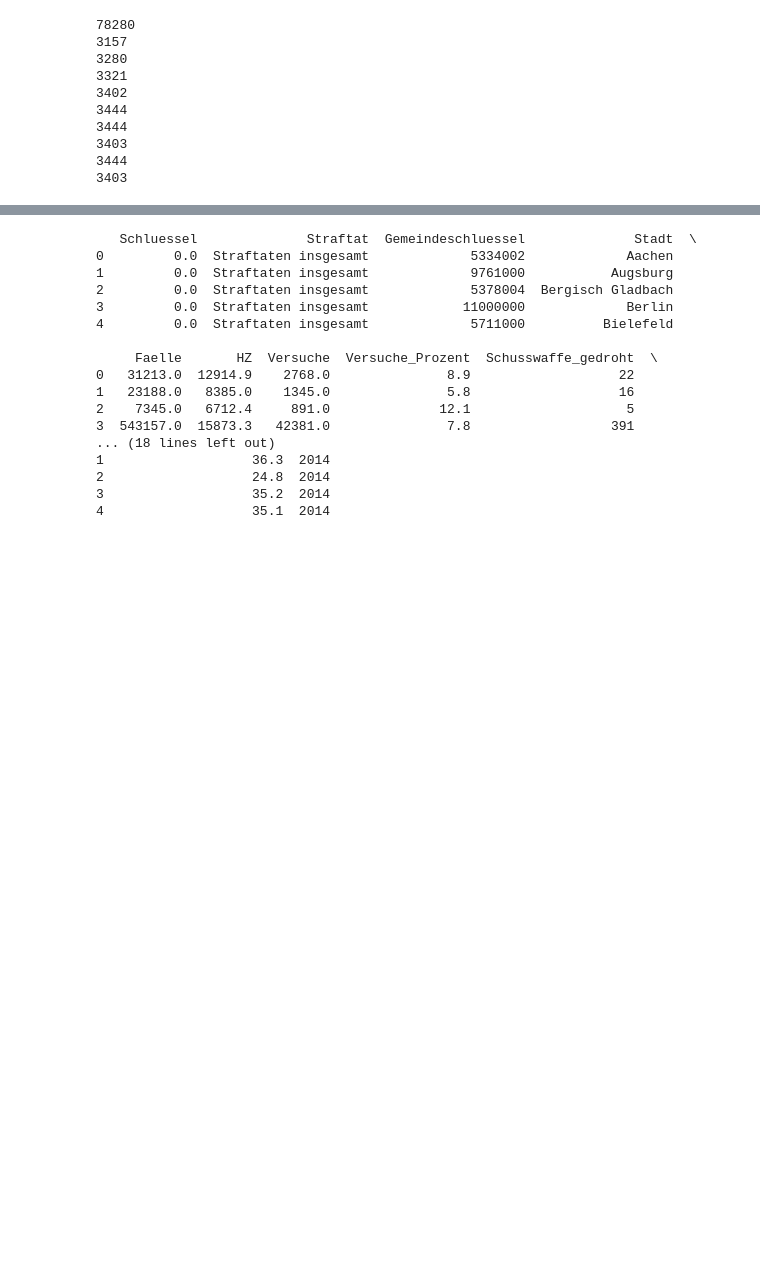
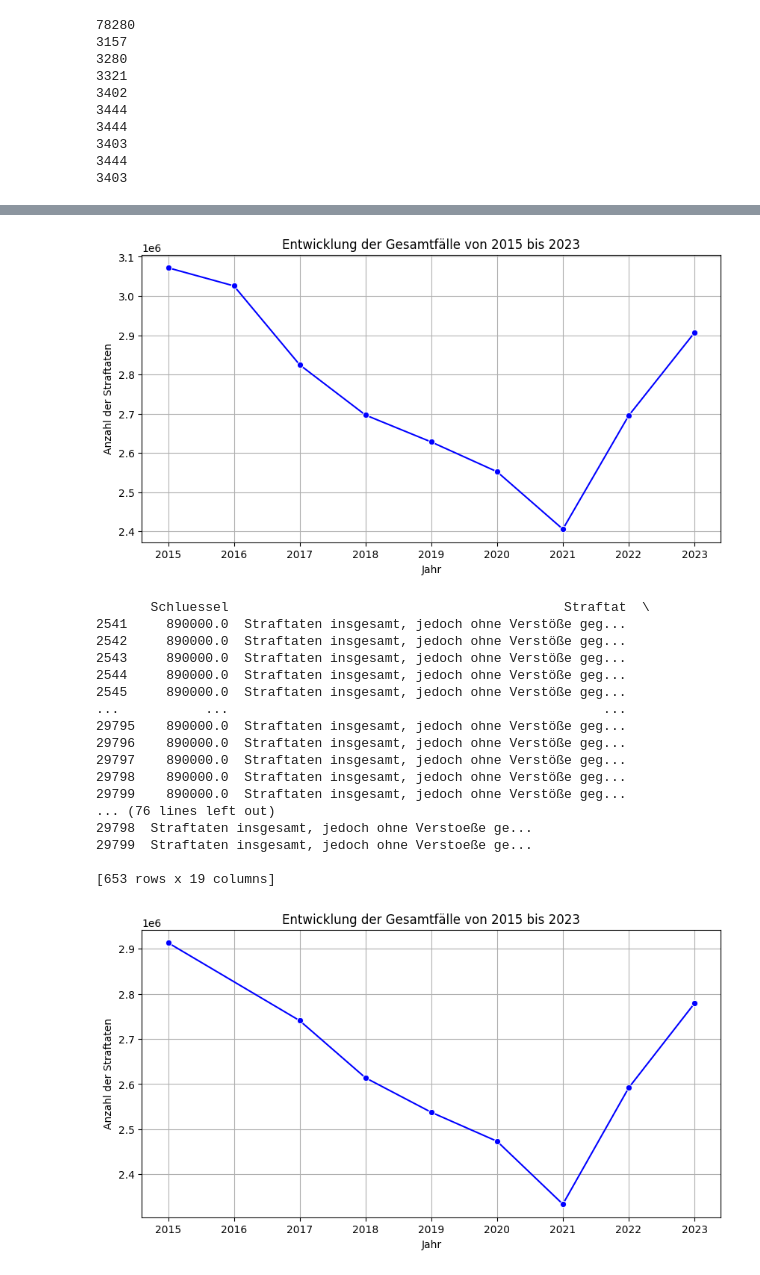
Before and after one commit to HerrMitesch/krimistat, a Jupyter notebook: Cleaning_Faelle.ipynb, the cells around one changed output, grey strips where cells are left out. Cells and saved outputs as stored; diff of their text form; code cells hidden in the pictures; blank space fills up the shorter version.

```diff
--- a/Cleaning_Faelle.ipynb
+++ b/Cleaning_Faelle.ipynb
@@ -241,12 +192,11 @@ print(len(data_2023))
 3444
 3403
 # %%
-combined_df = pd.concat([data_2014, data_2015, data_2016,data_2017,data_2018,data_2019,data_2020,data_2021,data_2022,data_2023], ignore_index=True)
+combined_df = pd.concat([data_2015,data_2016,data_2017,data_2018,data_2019,data_2020,data_2021,data_2022,data_2023], ignore_index=True)
 # %%
-combined_df.replace("------", 0, inplace=True)
 numeric_columns = ["Schluessel","Gemeindeschluessel","Faelle","HZ","Versuche","Versuche_Prozent","Schusswaffe_gedroht","Schusswaffe_geschossen","aufgeklaert","Aufklaerungsquote","Tatverdaechtige","Tatverdaechtige_maennlich","Tatverdaechtige_weiblich","Nichtdeutsche","Nichtdeutsche_Prozent"]
 for column in numeric_columns:
-    combined_df[column] = pd.to_numeric(combined_df[column], errors="coerce")
+    combined_df[column] = pd.to_numeric(combined_df[column].astype(str).str.replace(",", ""), errors="coerce")
 print(combined_df.info())
 # %% [output]
 <class 'pandas.core.frame.DataFrame'>
@@ -268,23 +218,55 @@ memory usage: 14.9+ MB
 None
-# %%
-print(combined_df.head())
-# %% [output]
-   Schluessel              Straftat  Gemeindeschluessel              Stadt  \
-0         0.0  Straftaten insgesamt             5334002             Aachen
-1         0.0  Straftaten insgesamt             9761000           Augsburg
-2         0.0  Straftaten insgesamt             5378004  Bergisch Gladbach
-3         0.0  Straftaten insgesamt            11000000             Berlin
-4         0.0  Straftaten insgesamt             5711000          Bielefeld
-
-     Faelle       HZ  Versuche  Versuche_Prozent  Schusswaffe_gedroht  \
-0   31213.0  12914.9    2768.0               8.9                   22
-1   23188.0   8385.0    1345.0               5.8                   16
-2    7345.0   6712.4     891.0              12.1                    5
-3  543157.0  15873.3   42381.0               7.8                  391
-... (18 lines left out)
-1                   36.3  2014
-2                   24.8  2014
-3                   35.2  2014
-4                   35.1  2014
 # %%
 combined_df.to_csv("Faelle_combined_clean.csv",index=False)
+# %%
+import matplotlib.pyplot as plt
+import seaborn as sns
+
+# Nur die Zeilen mit "Straftaten insgesamt" auswählen
+df_total = combined_df[combined_df["Straftat"] == "Straftaten insgesamt"]
+# Gruppieren nach Jahr, falls nötig
+df_grouped = df_total.groupby("Jahr")["Faelle"].sum().reset_index()
+
+# Plot
+plt.figure(figsize=(10, 5))
+sns.lineplot(x="Jahr", y="Faelle", data=df_grouped, marker="o", color="b")
+plt.xlabel("Jahr")
+plt.ylabel("Anzahl der Straftaten")
+plt.title("Entwicklung der Gesamtfälle von 2015 bis 2023")
+plt.grid()
+plt.show()
+
+# Nur die Zeilen mit "Straftaten insgesamt" auswählen
+df_total=df[df["Vereinfachte_Straftat"] == 'Straftaten insgesamt, jedoch ohne Verstoeße gegen das Aufenthalts-, das Asyl- und das Freizuegigkeitsgesetz/EU']
+print(df_total)
+# Gruppieren nach Jahr, falls nötig
+df_grouped = df_total.groupby("Jahr")["Faelle"].sum().reset_index()
+
+# Plot
+plt.figure(figsize=(10, 5))
+sns.lineplot(x="Jahr", y="Faelle", data=df_grouped, marker="o", color="b")
+plt.xlabel("Jahr")
+plt.ylabel("Anzahl der Straftaten")
+plt.title("Entwicklung der Gesamtfälle von 2015 bis 2023")
+plt.grid()
+plt.show()
+# %% [output]
+[figure, added]
+       Schluessel                                           Straftat  \
+2541     890000.0  Straftaten insgesamt, jedoch ohne Verstöße geg...
+2542     890000.0  Straftaten insgesamt, jedoch ohne Verstöße geg...
+2543     890000.0  Straftaten insgesamt, jedoch ohne Verstöße geg...
+2544     890000.0  Straftaten insgesamt, jedoch ohne Verstöße geg...
+2545     890000.0  Straftaten insgesamt, jedoch ohne Verstöße geg...
+...           ...                                                ...
+29795    890000.0  Straftaten insgesamt, jedoch ohne Verstöße geg...
+29796    890000.0  Straftaten insgesamt, jedoch ohne Verstöße geg...
+29797    890000.0  Straftaten insgesamt, jedoch ohne Verstöße geg...
+29798    890000.0  Straftaten insgesamt, jedoch ohne Verstöße geg...
+29799    890000.0  Straftaten insgesamt, jedoch ohne Verstöße geg...
+... (76 lines left out)
+29798  Straftaten insgesamt, jedoch ohne Verstoeße ge...
+29799  Straftaten insgesamt, jedoch ohne Verstoeße ge...
+
+[653 rows x 19 columns]
+[figure, added]
```
Also changed, not shown: parts of 12 cells of this notebook, 5 other files.
